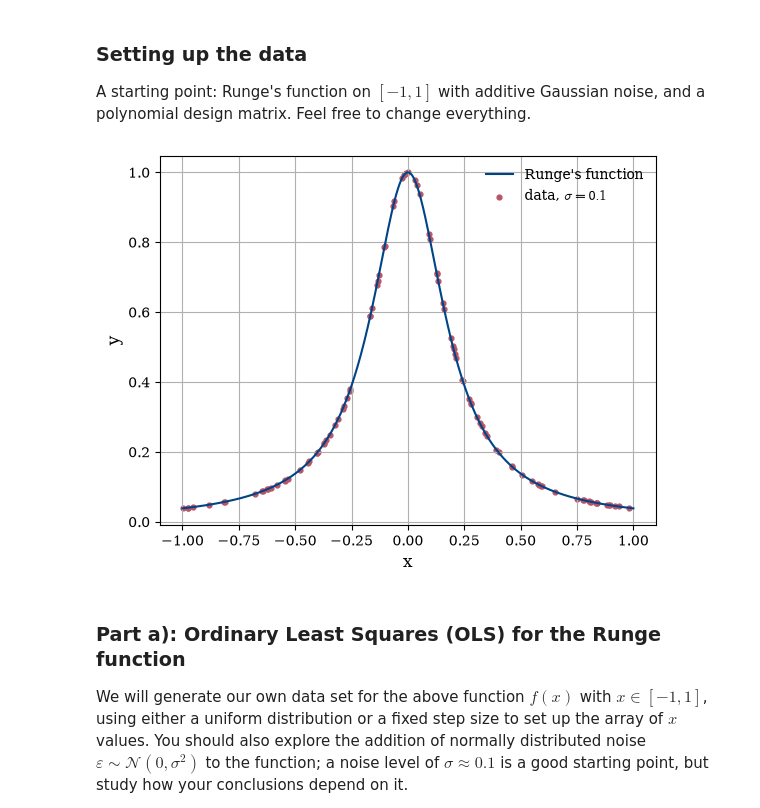
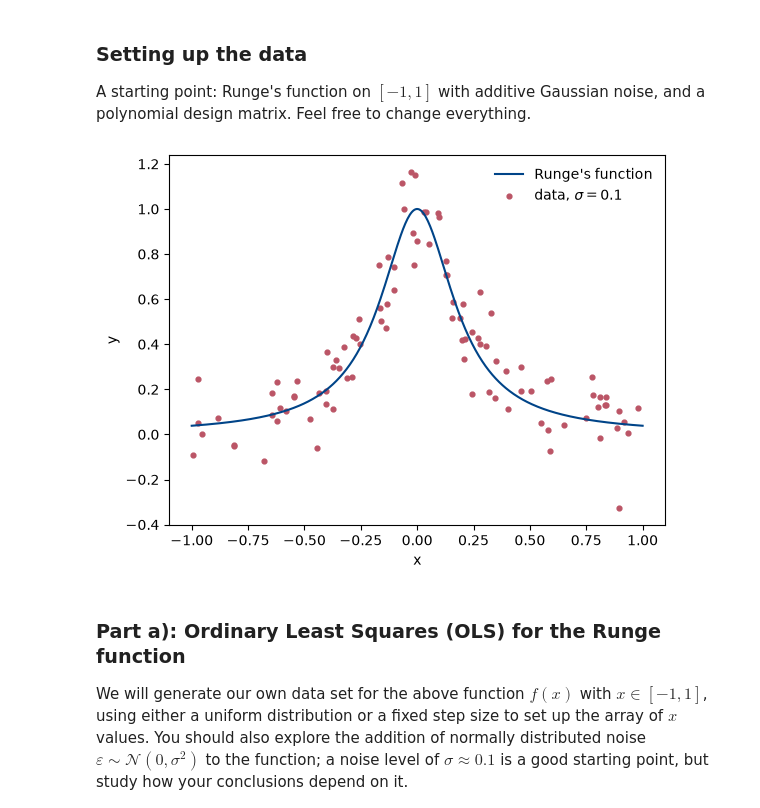
Before and after one commit to JOJ0O0O/MachineLearningUiO, a Jupyter notebook: doc/Projects/2026/Project1/Project1.ipynb, the cells around one changed output. Drawn from its saved outputs; the diff is of its cells as text; code cells hidden in the pictures.

```diff
--- a/doc/Projects/2026/Project1/Project1.ipynb
+++ b/doc/Projects/2026/Project1/Project1.ipynb
@@ -102,29 +102,29 @@ and a polynomial design matrix. Feel free to change everything.
 # %%
 import numpy as np
 import matplotlib.pyplot as plt
 import sklearn
 
 def runge(x):
     return 1.0 / (1.0 + 25.0 * x**2)
 
 def design_matrix(x, degree, intercept=True):
     # polynomial features [1, x, x^2, ..., x^degree] (drop the 1 if intercept=False)
     start = 0 if intercept else 1
     return np.vstack([x**p for p in range(start, degree + 1)]).T
 
 rng = np.random.default_rng(2026)
 n = 100
 sigma = 0.1                                  # noise level: explore it!
 x = np.sort(rng.uniform(-1, 1, n))
-y = runge(x) #+ rng.normal(0, sigma, n)
+y = runge(x) + rng.normal(0, sigma, n)
 
 xx = np.linspace(-1, 1, 400)
 plt.plot(xx, runge(xx), color="#004488", label="Runge's function")
 plt.scatter(x, y, s=12, color="#BB5566", label=rf"data, $\sigma={sigma}$")
 plt.xlabel("x"); plt.ylabel("y"); plt.legend(frameon=False)
 plt.show()
 # %% [output]
-[figure, old version]
+[figure, new version]
 # %% [markdown]
 ### Part a): Ordinary Least Squares (OLS) for the Runge function
 
```
Also changed, not shown: parts of 2 cells of this notebook, 1 other file.
